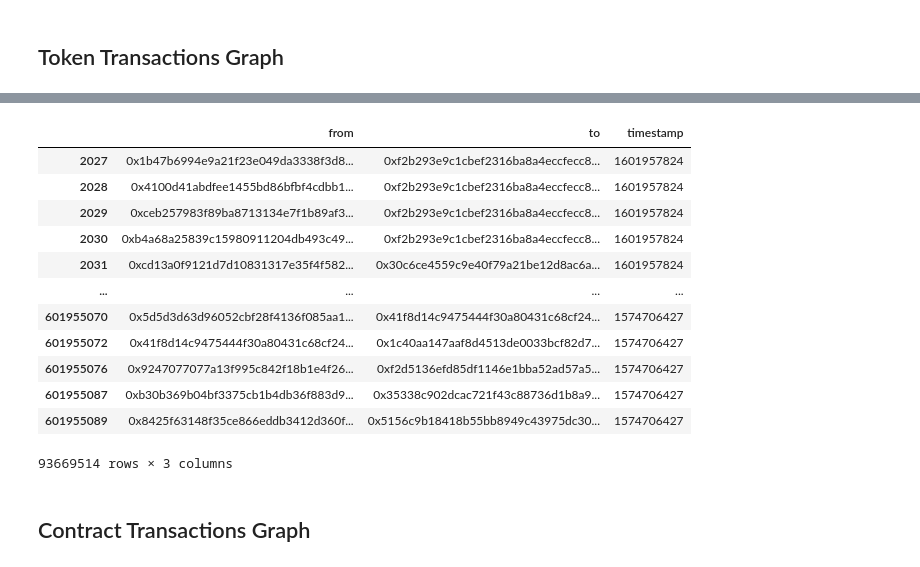
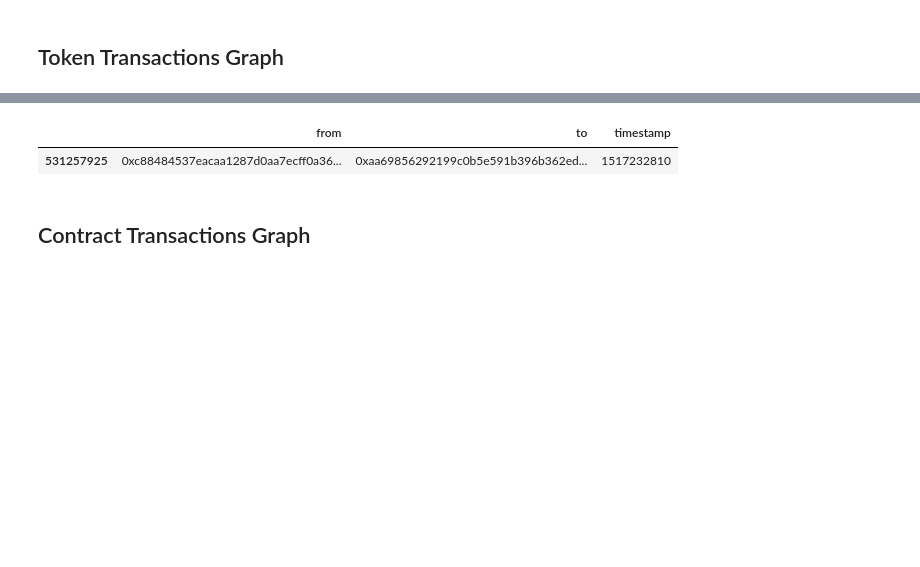
Before and after one commit to Atahanak/eth-dapp-network-analysis, a Jupyter notebook: notebooks/create_graphs.ipynb, the cells around one changed output, grey strips where cells are left out. Cells and saved outputs as stored; diff of their text form; code cells hidden in the pictures; blank space fills up the shorter version.

```diff
--- a/notebooks/create_graphs.ipynb
+++ b/notebooks/create_graphs.ipynb
@@ -182,13 +182,38 @@ Took 10.532785654067993  seconds.
 targetDF = erc20TransactionsDF
 targetInfoDF = erc20InfoDF
 
-#target = "0x06012c8cf97bead5deae237070f9587f8e7a266d" # Crypto Kitties
-#target = "0x629cdec6acc980ebeebea9e5003bcd44db9fc5ce" # Gods Unchained Cards
-#target = "0x60f80121c31a0d46b5279700f9df786054aa5ee5" #Rarible
-#target = "0xbd13e53255ef917da7557db1b7d2d5c38a2efe24" #DozzerDoll
+# games
+# 0x06012c8cf97bead5deae237070f9587f8e7a266d Crypto Kitties (erc721)
+# 0x629cdec6acc980ebeebea9e5003bcd44db9fc5ce Gods Unchained Cards (erc721)
+# 0xbd13e53255ef917da7557db1b7d2d5c38a2efe24 DozzerDoll (erc721)
 
-#target = "0x1f9840a85d5af5bf1d1762f925bdaddc4201f984" #uniswap
-target = "0xdac17f958d2ee523a2206206994597c13d831ec7" #tether
+# marketplaces
+# 0x60f80121c31a0d46b5279700f9df786054aa5ee5 Rarible (erc721)
+# 0xb932a70a57673d89f4acffbe830e8ed7f75fb9e0 super rare (erc721)
+
+# exchanges
+# 0x1f9840a85d5af5bf1d1762f925bdaddc4201f984 uniswap (erc20)
+# 0x6b3595068778dd592e39a122f4f5a5cf09c90fe2 sushiswap (erc20)
+
+# social
+# 0x58b6a8a3302369daec383334672404ee733ab239 livepeer (erc20)
+# 0xb26631c6dda06ad89b93c71400d25692de89c068 minds (erc20)
+
+#defi
+# comp (erc20)
+# yearn (erc20)
+
+#Gambling
+# 0x6337f5c6d181cf3ee9b31d381509898357238f13 Ethex (erc20)
+# 0xf38edaf6fb7221ecf95995a9ecd4bb3c392a35fd dice2.win (erc20)
+
+#collectibles
+
+
+#stable coins :D
+# 0xdac17f958d2ee523a2206206994597c13d831ec7 tether (erc20)
+
+target = "0x6337f5c6d181cf3ee9b31d381509898357238f13"
 
 start = time.time()
 
@@ -223,16 +248,5 @@ Creating graph TetherUSD ...took 625.3149635791779 seconds.
 |  | from | to | timestamp |
-| 2027 | 0x1b47b6994e9a21f23e049da3338f3d8... | 0xf2b293e9c1cbef2316ba8a4eccfecc8... | 1601957824 |
-| 2028 | 0x4100d41abdfee1455bd86bfbf4cdbb1... | 0xf2b293e9c1cbef2316ba8a4eccfecc8... | 1601957824 |
-| 2029 | 0xceb257983f89ba8713134e7f1b89af3... | 0xf2b293e9c1cbef2316ba8a4eccfecc8... | 1601957824 |
-| 2030 | 0xb4a68a25839c15980911204db493c49... | 0xf2b293e9c1cbef2316ba8a4eccfecc8... | 1601957824 |
-| 2031 | 0xcd13a0f9121d7d10831317e35f4f582... | 0x30c6ce4559c9e40f79a21be12d8ac6a... | 1601957824 |
-| ... | ... | ... | ... |
-| 601955070 | 0x5d5d3d63d96052cbf28f4136f085aa1... | 0x41f8d14c9475444f30a80431c68cf24... | 1574706427 |
-| 601955072 | 0x41f8d14c9475444f30a80431c68cf24... | 0x1c40aa147aaf8d4513de0033bcf82d7... | 1574706427 |
-| 601955076 | 0x9247077077a13f995c842f18b1e4f26... | 0xf2d5136efd85df1146e1bba52ad57a5... | 1574706427 |
-| 601955087 | 0xb30b369b04bf3375cb1b4db36f883d9... | 0x35338c902dcac721f43c88736d1b8a9... | 1574706427 |
-| 601955089 | 0x8425f63148f35ce866eddb3412d360f... | 0x5156c9b18418b55bb8949c43975dc30... | 1574706427 |
+| 531257925 | 0xc88484537eacaa1287d0aa7ecff0a36... | 0xaa69856292199c0b5e591b396b362ed... | 1517232810 |
-93669514 rows × 3 columns
 # %% [markdown]
 ## Contract Transactions Graph
 # %%
```
Also changed, not shown: parts of 3 cells of this notebook, 4 other files.
